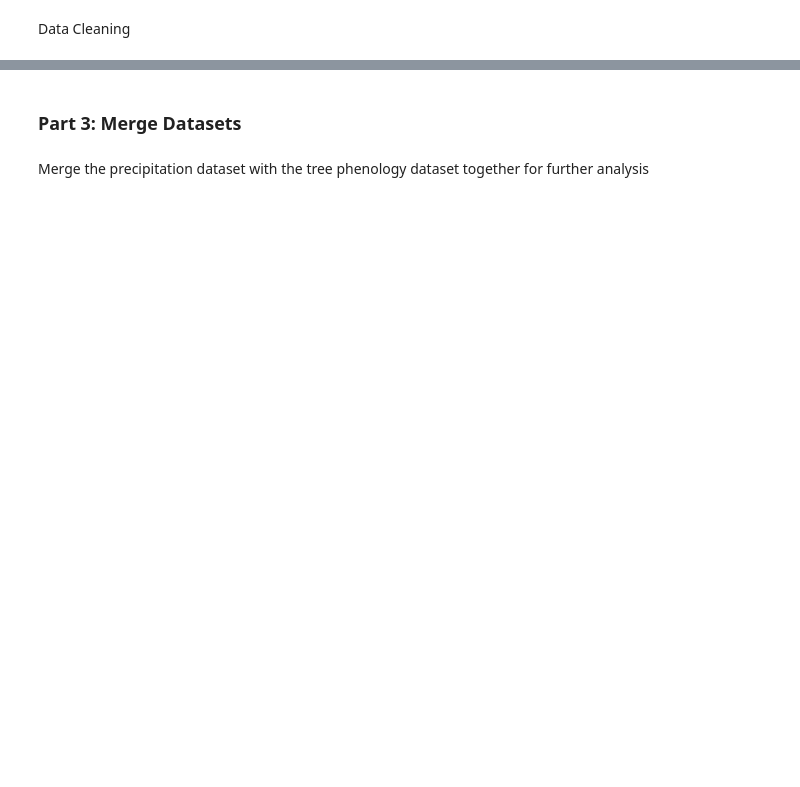
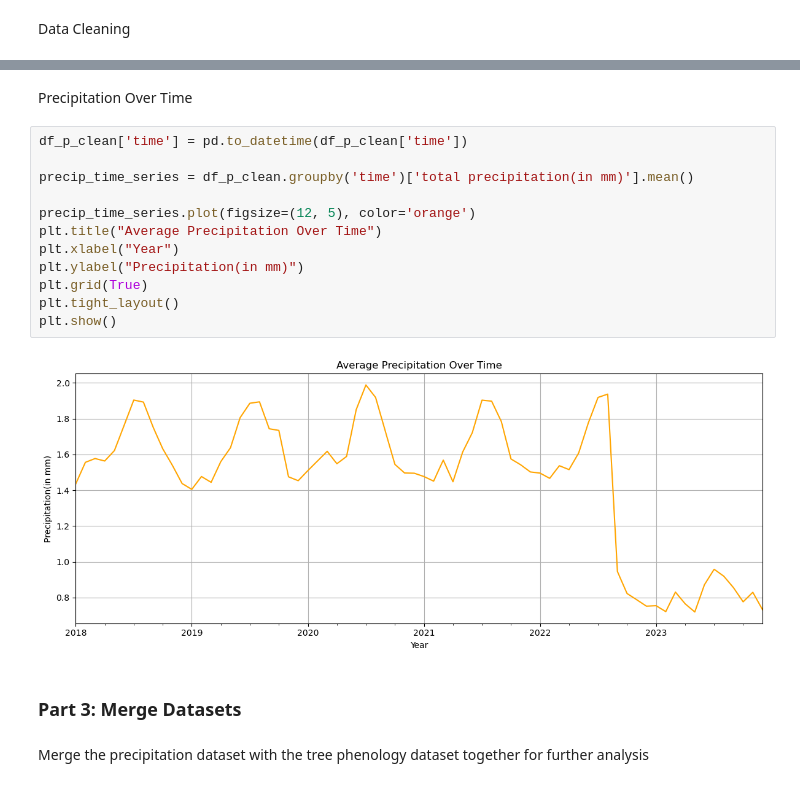
Before and after one commit to BU-Spark/ds-seasonwatch-trees, a Jupyter notebook: code/spring_2025_code/precipitation_analysis.ipynb, the cells around one changed output, grey strips where cells are left out. Drawn from its saved outputs; the diff is of its cells as text; blank space fills up the shorter version.

```diff
--- a/code/spring_2025_code/precipitation_analysis.ipynb
+++ b/code/spring_2025_code/precipitation_analysis.ipynb
@@ -180,3 +258,19 @@ memory usage: 19.8+ MB
+# %% [markdown]
+Precipitation Over Time
+# %%
+df_p_clean['time'] = pd.to_datetime(df_p_clean['time'])
+
+precip_time_series = df_p_clean.groupby('time')['total precipitation(in mm)'].mean()
+
+precip_time_series.plot(figsize=(12, 5), color='orange')
+plt.title("Average Precipitation Over Time")
+plt.xlabel("Year")
+plt.ylabel("Precipitation(in mm)")
+plt.grid(True)
+plt.tight_layout()
+plt.show()
+# %% [output]
+[figure, added]
 # %% [markdown]
 ### Part 3: Merge Datasets
 # %% [markdown]
```
Also changed, not shown: parts of 62 cells of this notebook.
